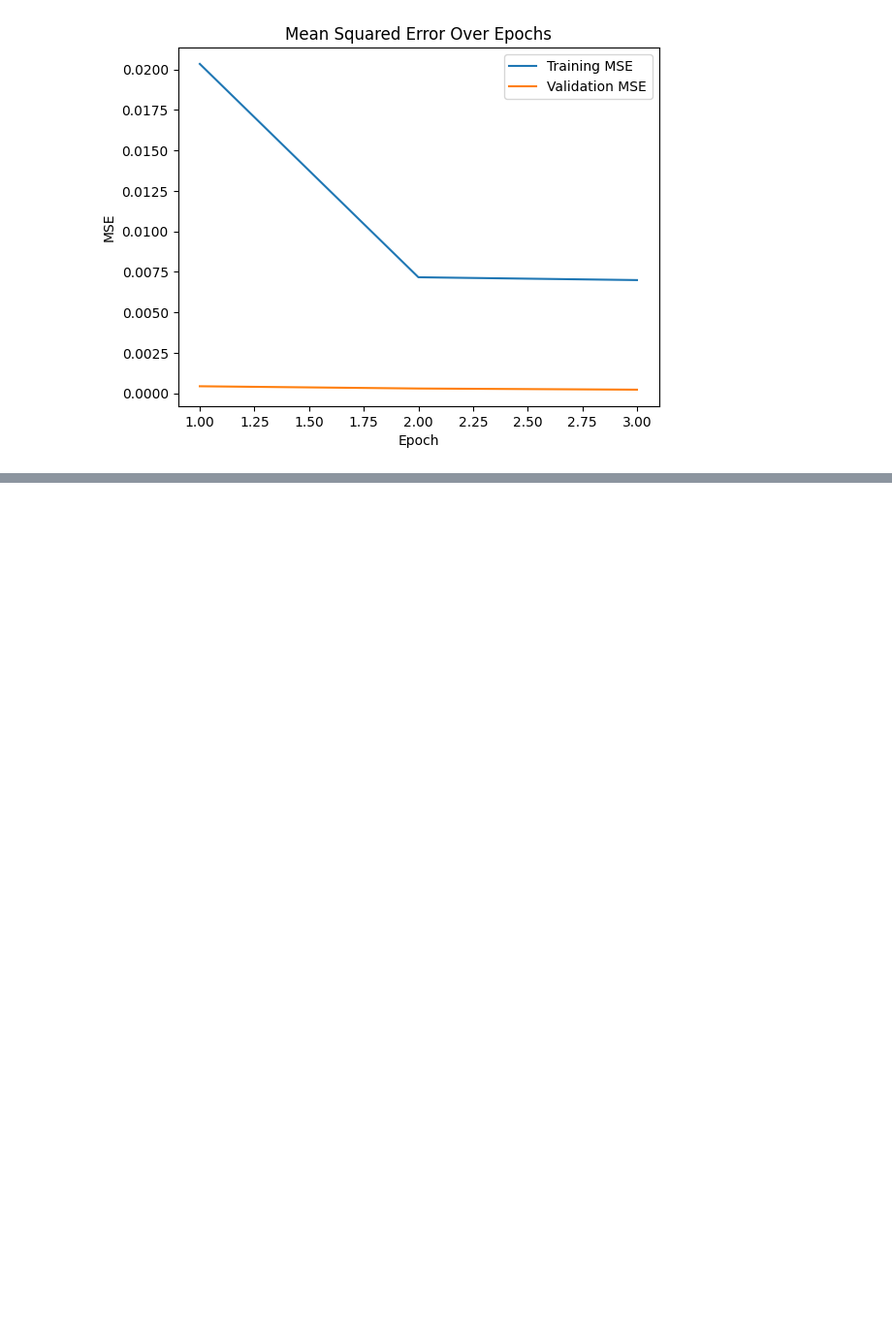
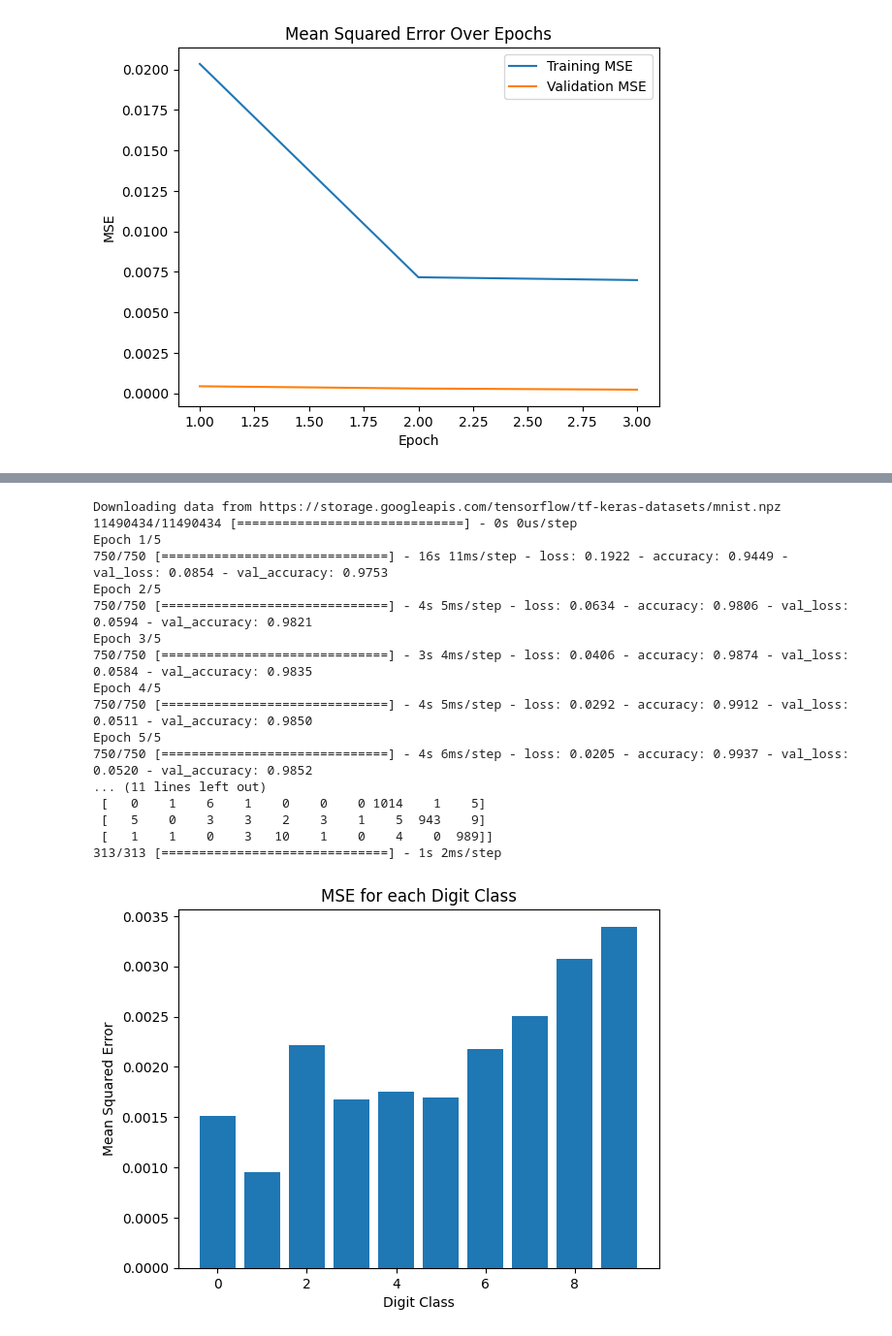
Before and after one commit to adidonner/Machine-Deep-learning-Python-Based, a Jupyter notebook: Task4.ipynb, the cells around one changed output, grey strips where cells are left out. Shown at 97% size. Drawn from its saved outputs; the diff is of its cells as text; code cells hidden in the pictures; blank space fills up the shorter version.

```diff
--- a/Task4.ipynb
+++ b/Task4.ipynb
@@ -647,0 +677,75 @@ Epoch 3/3
+# %%
+import numpy as np
+import matplotlib.pyplot as plt
+from sklearn.metrics import confusion_matrix, mean_squared_error
+from tensorflow.keras.models import Sequential
+from tensorflow.keras.layers import Conv2D, MaxPooling2D, Flatten, Dense
+from tensorflow.keras.datasets import mnist
+from tensorflow.keras.utils import to_categorical
+
+# Load MNIST dataset
+(x_train, y_train), (x_test, y_test) = mnist.load_data()
+
+# Preprocess data
+x_train = x_train.reshape((-1, 28, 28, 1)).astype('float32') / 255.0
+x_test = x_test.reshape((-1, 28, 28, 1)).astype('float32') / 255.0
+y_train = to_categorical(y_train, 10)
+y_test = to_categorical(y_test, 10)
+
+# Build the model
+model = Sequential()
+model.add(Conv2D(32, kernel_size=(3, 3), activation='relu', input_shape=(28, 28, 1)))
+model.add(MaxPooling2D(pool_size=(2, 2)))
+model.add(Flatten())
+model.add(Dense(128, activation='relu'))
+model.add(Dense(10, activation='softmax'))
+
+# Compile the model
+model.compile(optimizer='adam', loss='categorical_crossentropy', metrics=['accuracy'])
+
+# Train the model
+model.fit(x_train, y_train, epochs=5, batch_size=64, validation_split=0.2)
+
+# Evaluate the model
+accuracy = model.evaluate(x_test, y_test)[1]
+print(f'Test Accuracy: {accuracy * 100:.2f}%')
+
+# Confusion matrix
+y_pred = np.argmax(model.predict(x_test), axis=1)
+y_true = np.argmax(y_test, axis=1)
+conf_matrix = confusion_matrix(y_true, y_pred)
+print('Confusion Matrix:')
+print(conf_matrix)
+
+# Mean Squared Error (MSE) graph
+y_pred_prob = model.predict(x_test)
+mse_values = []
+for i in range(10):
+    mse = mean_squared_error(y_test[:, i], y_pred_prob[:, i])
+    mse_values.append(mse)
+
+# Plot the MSE values
+plt.bar(range(10), mse_values)
+plt.xlabel('Digit Class')
+plt.ylabel('Mean Squared Error')
+plt.title('MSE for each Digit Class')
+plt.show()
+# %% [output]
+Downloading data from https://storage.googleapis.com/tensorflow/tf-keras-datasets/mnist.npz
+11490434/11490434 [==============================] - 0s 0us/step
+Epoch 1/5
+750/750 [==============================] - 16s 11ms/step - loss: 0.1922 - accuracy: 0.9449 - val_loss: 0.0854 - val_accuracy: 0.9753
+Epoch 2/5
+750/750 [==============================] - 4s 5ms/step - loss: 0.0634 - accuracy: 0.9806 - val_loss: 0.0594 - val_accuracy: 0.9821
+Epoch 3/5
+750/750 [==============================] - 3s 4ms/step - loss: 0.0406 - accuracy: 0.9874 - val_loss: 0.0584 - val_accuracy: 0.9835
+Epoch 4/5
+750/750 [==============================] - 4s 5ms/step - loss: 0.0292 - accuracy: 0.9912 - val_loss: 0.0511 - val_accuracy: 0.9850
+Epoch 5/5
+750/750 [==============================] - 4s 6ms/step - loss: 0.0205 - accuracy: 0.9937 - val_loss: 0.0520 - val_accuracy: 0.9852
+... (11 lines left out)
+ [   0    1    6    1    0    0    0 1014    1    5]
+ [   5    0    3    3    2    3    1    5  943    9]
+ [   1    1    0    3   10    1    0    4    0  989]]
+313/313 [==============================] - 1s 2ms/step
+[figure, added]
```
Also changed, not shown: parts of 9 cells of this notebook.
